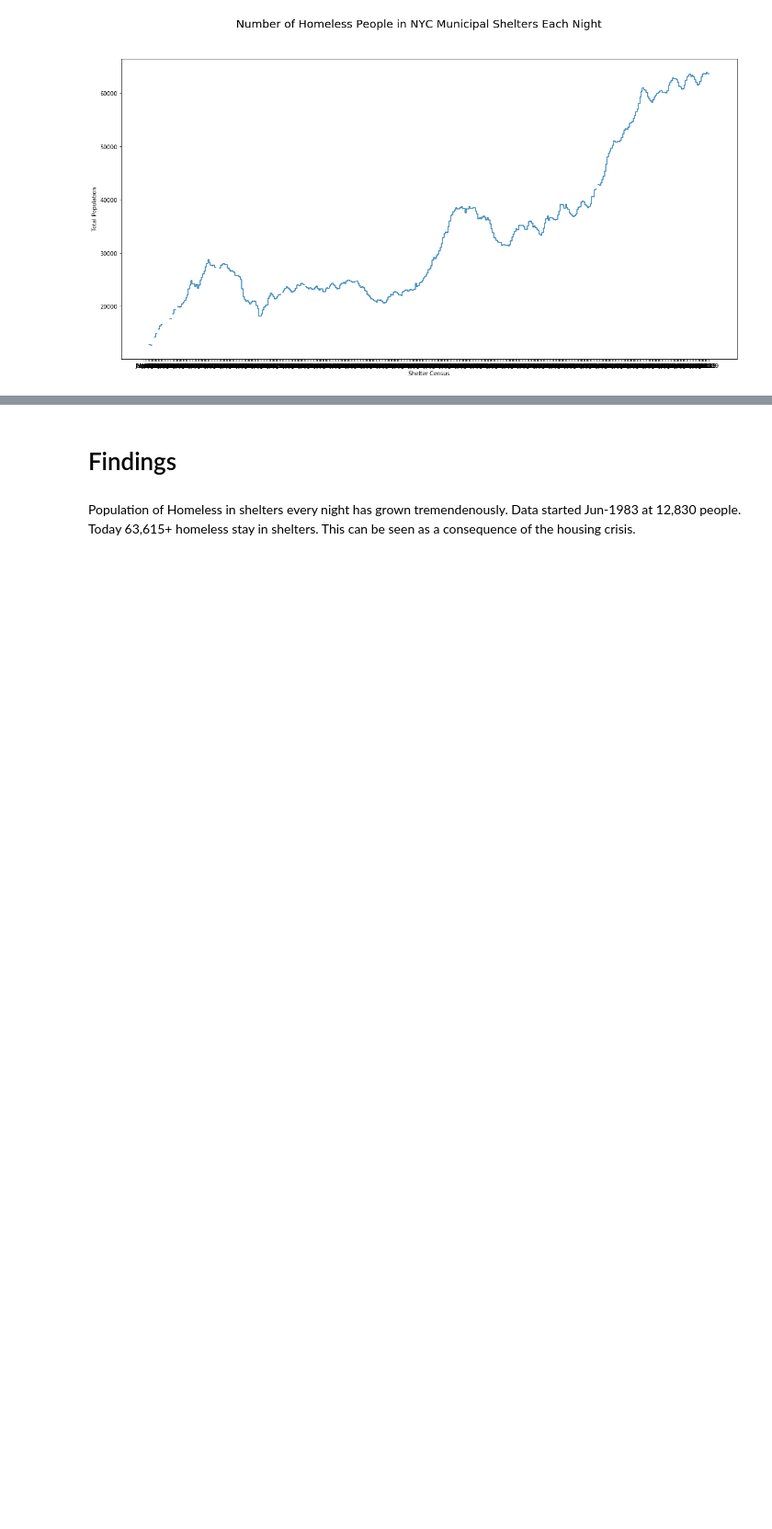
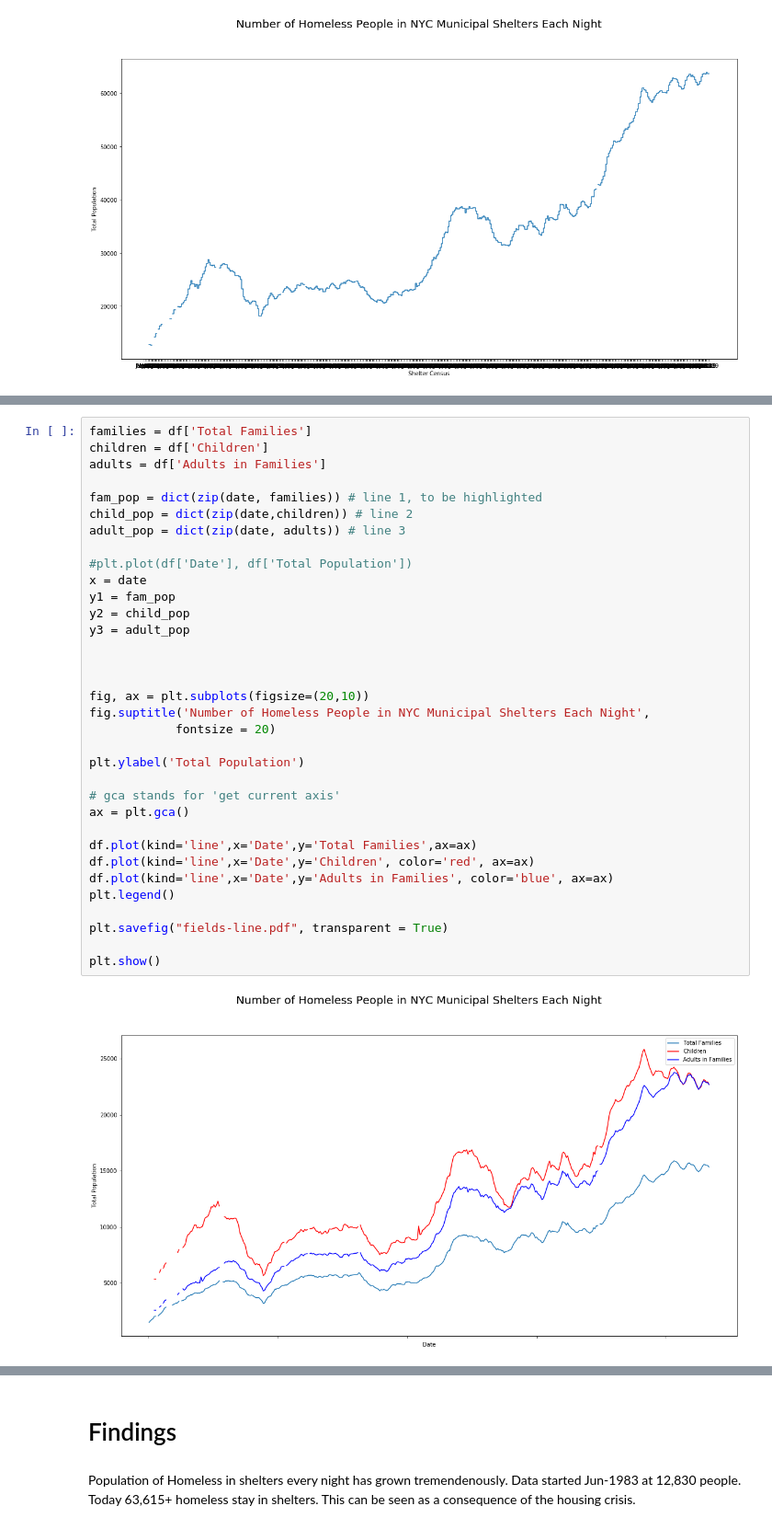
Before and after one commit to graphicsdesk/homeless-center, a Jupyter notebook: notebooks/homeless-shelters.ipynb, the cells around one changed output, grey strips where cells are left out. Shown at 92% size. Saved outputs shown, nothing was run; the diff lists cells and outputs as text; blank space fills up the shorter version.

```diff
--- a/notebooks/homeless-shelters.ipynb
+++ b/notebooks/homeless-shelters.ipynb
@@ -78,0 +116,36 @@ plt.show()
+# %%
+families = df['Total Families']
+children = df['Children']
+adults = df['Adults in Families']
+
+fam_pop = dict(zip(date, families)) # line 1, to be highlighted
+child_pop = dict(zip(date,children)) # line 2
+adult_pop = dict(zip(date, adults)) # line 3
+
+#plt.plot(df['Date'], df['Total Population'])
+x = date
+y1 = fam_pop
+y2 = child_pop
+y3 = adult_pop
+
+
+
+fig, ax = plt.subplots(figsize=(20,10))
+fig.suptitle('Number of Homeless People in NYC Municipal Shelters Each Night',
+            fontsize = 20)
+
+plt.ylabel('Total Population')
+
+# gca stands for 'get current axis'
+ax = plt.gca()
+
+df.plot(kind='line',x='Date',y='Total Families',ax=ax)
+df.plot(kind='line',x='Date',y='Children', color='red', ax=ax)
+df.plot(kind='line',x='Date',y='Adults in Families', color='blue', ax=ax)
+plt.legend()
+
+plt.savefig("fields-line.pdf", transparent = True)
+
+plt.show()
+# %% [output]
+[figure, added]
```
Also changed, not shown: parts of 4 cells of this notebook, 3 other files.
